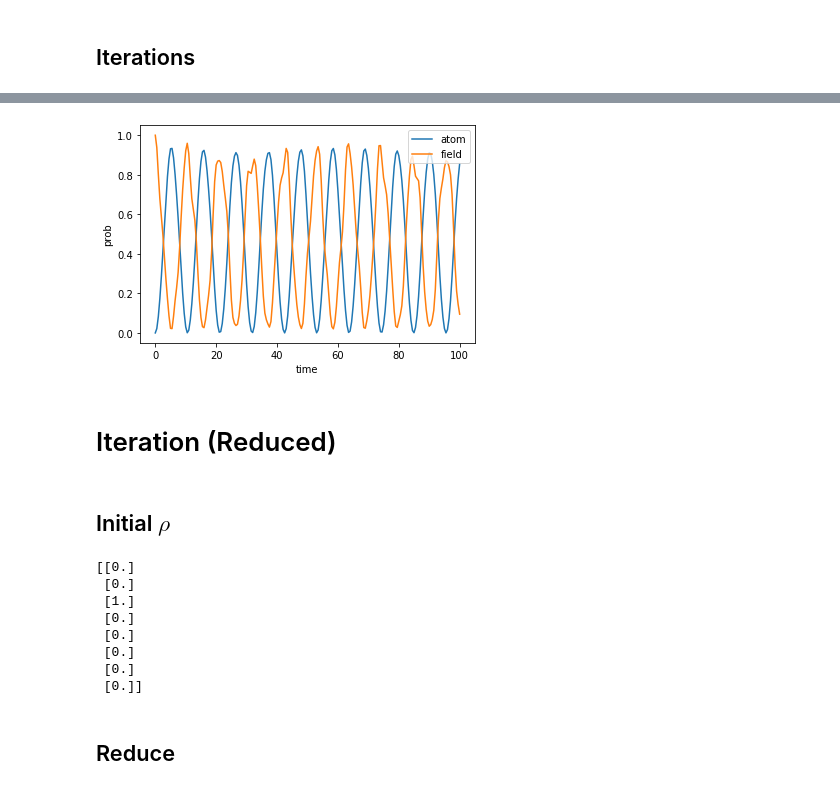
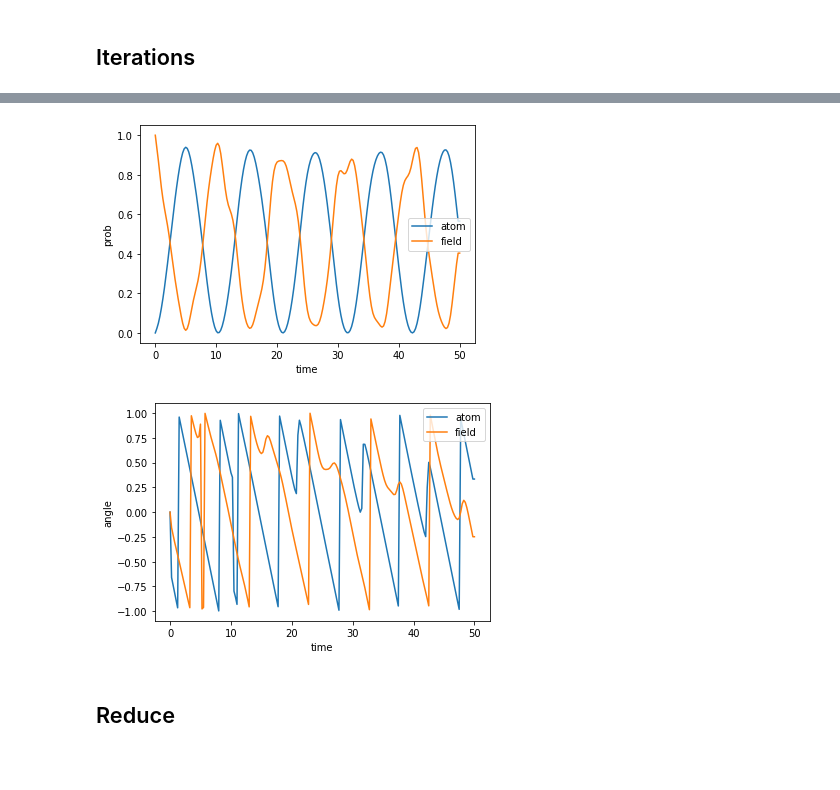
Before and after one commit to ZhengKeli/BraAndKet, a Jupyter notebook: example1_atom_in_field.ipynb, the cells around one changed output, grey strips where cells are left out. Cells and saved outputs as stored; diff of their text form; code cells hidden in the pictures; blank space fills up the shorter version.

```diff
--- a/example1_atom_in_field.ipynb
+++ b/example1_atom_in_field.ipynb
@@ -97,7 +93,7 @@ print(psi0.flattened_values)
 ## Configurations
 # %%
 dt = 1e-5
-mt = 100
+mt = 50
 
 dlt = mt/200
 # %% [markdown]
@@ -107,6 +103,6 @@ dlt = mt/200
 
 _, logs_t, logs_v = bnk.evolve_schrodinger_with_logs(
     psi0,hamiltonian,hb,
-    mt,dt,dlt, logger=lambda psi: np.conj(psi.values) * psi.values)
+    mt,dt,dlt)
 # %% [output]
 computing...100.00%
@@ -114,28 +110,27 @@ Wall time: 1min 33s
 # %%
-plt.plot(logs_t, logs_v[:,1,0], label='atom')
-plt.plot(logs_t, logs_v[:,0,1], label='field')
-plt.legend()
-plt.xlabel("time")
-plt.ylabel("prob")
-plt.show()
+def plot_logs(logs_t,logs_v):
+    logs_p = np.conj(logs_v) * logs_v
+    logs_angle = np.angle(logs_v) / np.pi
+
+    plt.figure()
+    plt.plot(logs_t, logs_p[:,1,0], label='atom')
+    plt.plot(logs_t, logs_p[:,0,1], label='field')
+    plt.legend()
+    plt.xlabel("time")
+    plt.ylabel("prob")
+    plt.show()
+
+    plt.figure()
+    plt.plot(logs_t, logs_angle[:,1,0], label='atom')
+    plt.plot(logs_t, logs_angle[:,0,1], label='field')
+    plt.legend()
+    plt.xlabel("time")
+    plt.ylabel("angle")
+    plt.show()
+
+plot_logs(logs_t,logs_v)
 # %% [output]
-[figure, old version]
+[figure, new version]
+[figure, added]
-# %% [markdown]
-# Iteration (Reduced)
-# %% [markdown]
-## Initial $\rho$
-# %%
-psi0 = atom.eigenstate(0) @ field.eigenstate(1)
-
-print(psi0.flattened_values)
-# %% [output]
-[[0.]
- [0.]
- [1.]
- [0.]
- [0.]
- [0.]
- [0.]
- [0.]]
 # %% [markdown]
 ## Reduce
```
Also changed, not shown: parts of 13 cells of this notebook, 2 other files.
